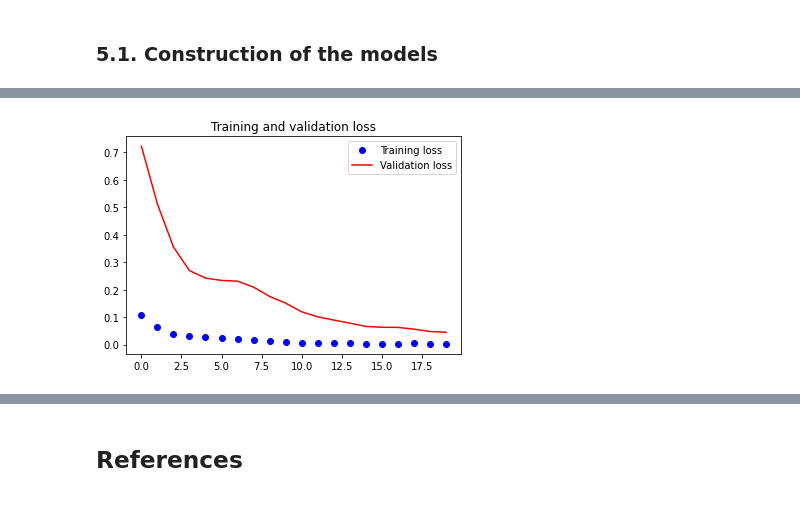
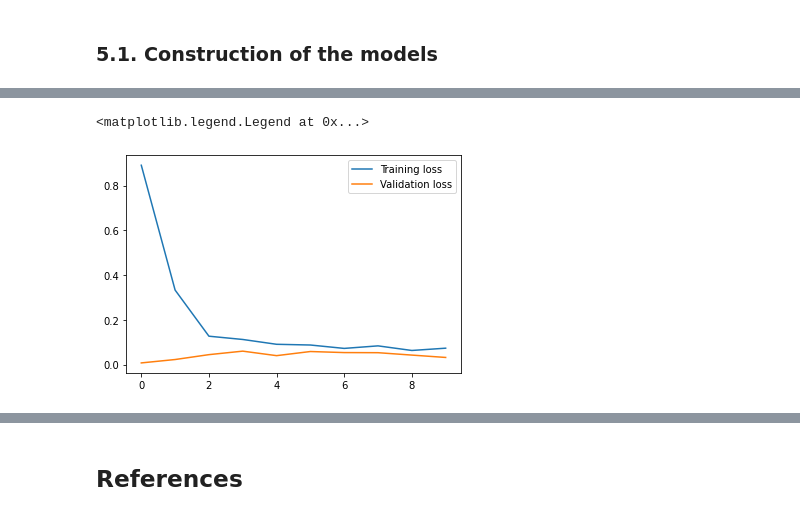
Before and after one commit to martinsM17/Covid19_Testing_Data, a Jupyter notebook: pipeline_analysis.ipynb, the cells around one changed output, grey strips where cells are left out. Drawn from its saved outputs; the diff is of its cells as text; code cells hidden in the pictures.

```diff
--- a/pipeline_analysis.ipynb
+++ b/pipeline_analysis.ipynb
@@ -2496,0 +2261,5 @@ from sklearn.preprocessing import MinMaxScaler
+# %%
+chile = normalize_data[normalize_data['location'] == 'Chile']
+data = chile.filter(['new_tests_smoothed_per_thousand'])
+dataset = data.values
+training_data_len = math.ceil(len(dataset) * .85)
@@ -2553,0 +2391,5 @@ y_test shape == (56, 1).
+# %%
+scaler = StandardScaler()
+australia = Australia.values
+scaler = scaler.fit(australia)
+df_for_training_scaled = scaler.transform(australia)
@@ -2554,13 +2422,10 @@ y_test shape == (56, 1).
 # %%
-from keras.layers import Dropout
-from keras.optimizers import Adam
+model = Sequential()
+model.add(LSTM(64, activation='relu', input_shape=(trainX.shape[1], trainX.shape[2]), return_sequences=True))
+model.add(LSTM(32, activation='relu', return_sequences=False))
+model.add(Dropout(0.2))
+model.add(Dense(trainY.shape[1]))
 
-model = Sequential()
-model.add(LSTM(25, activation='selu', return_sequences=True, input_shape=(n_input_steps, X_train.shape[2])))
-model.add(GRU(25, activation='selu', dropout = 0.2))
-#model.add(GRU(25, activation='relu', dropout = 0.2))
-model.add(Dense(1))
-model.compile(metrics=[metrics.RootMeanSquaredError()], optimizer='adam', loss='mse')
-
+model.compile(optimizer='adam', loss='mse')
 model.summary()
 # %% [output]
@@ -2579,5 +2446,5 @@ Trainable params: 8,726
 Non-trainable params: 0
 _________________________________________________________________
 # %%
-history = model.fit(X_train, y_train, shuffle=True, epochs = 20, validation_split=0.2, verbose=1, batch_size=20)
+history = model.fit(trainX, trainY, epochs=10, batch_size=16, validation_split=0.1, verbose=1)
 # %% [output]
@@ -2601,16 +2471,7 @@ Epoch 20/20
 # %%
-loss = history.history['loss']
-val_loss = history.history['val_loss']
-
-epochs = range(len(loss))
-
-plt.figure()
-
-plt.plot(epochs, loss, 'bo', label='Training loss')
-plt.plot(epochs, val_loss, 'r', label='Validation loss')
-plt.title('Training and validation loss')
+plt.plot(history.history['loss'], label='Training loss')
+plt.plot(history.history['val_loss'], label='Validation loss')
 plt.legend()
-
-plt.show()
 # %% [output]
+<matplotlib.legend.Legend at 0x...>
-[figure, old version]
+[figure, new version]
```
Also changed, not shown: parts of 625 cells of this notebook.
